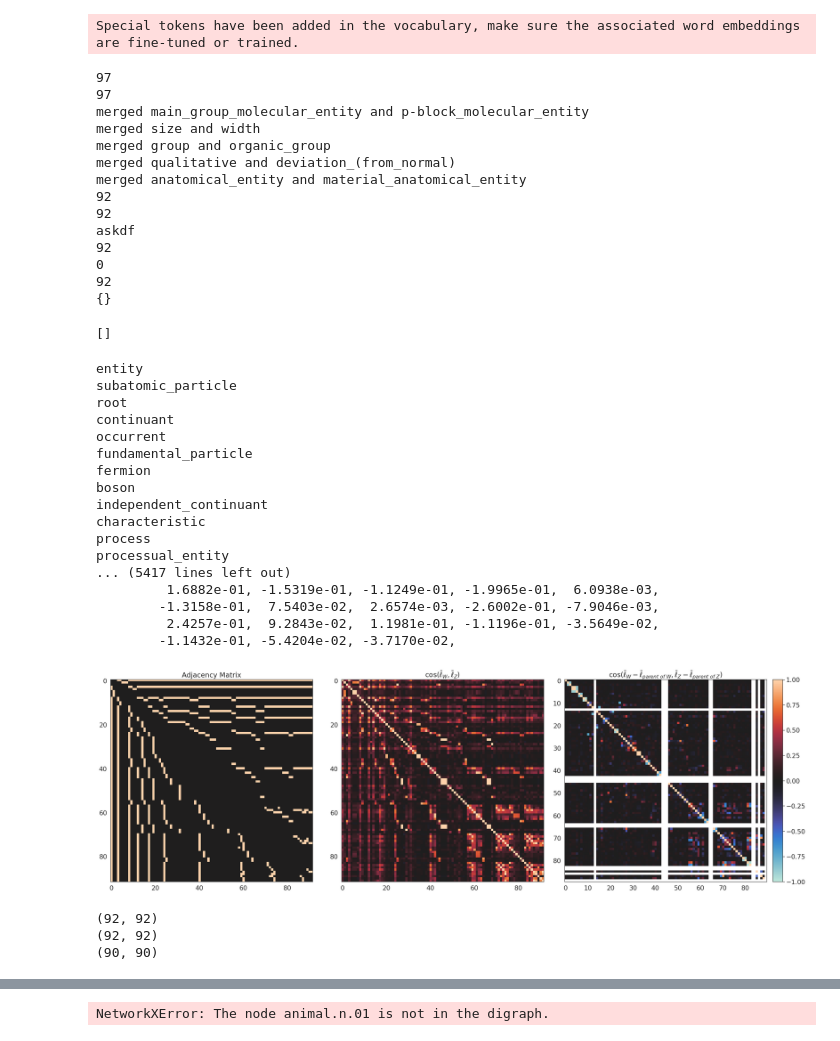
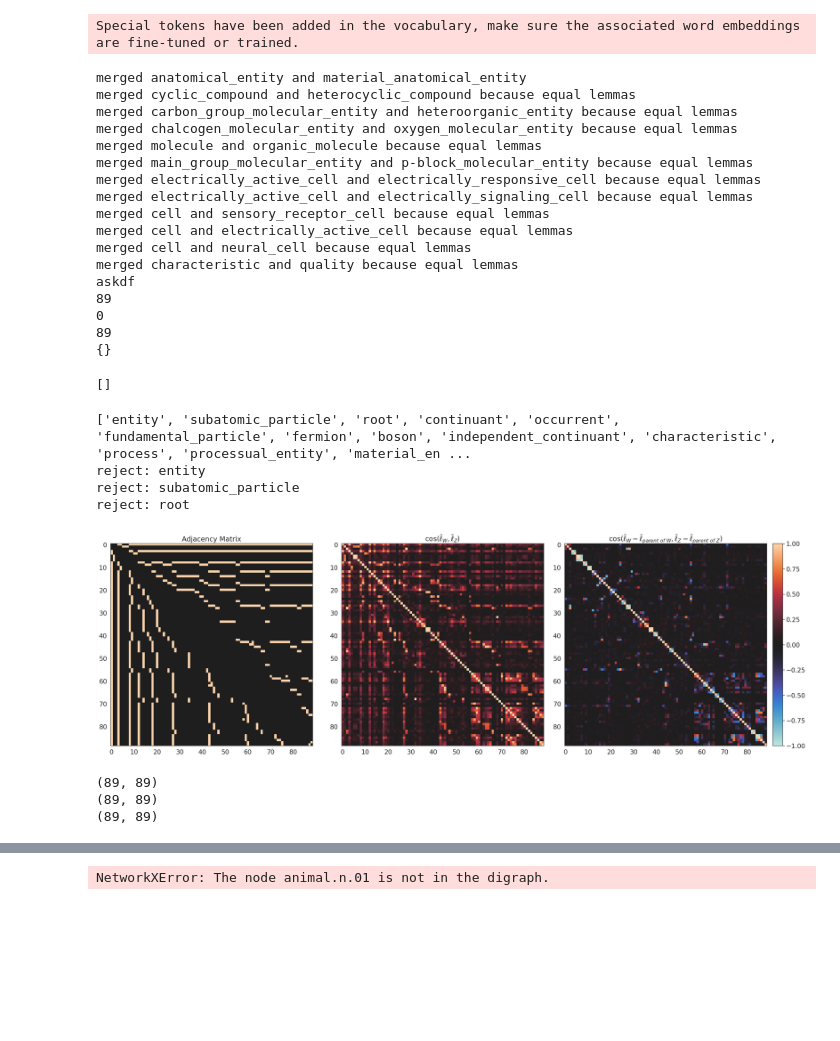
Before and after one commit to g-simmons/persona-research-internship, a Jupyter notebook: LLM_Categorical_Hierarchical_Representations/3_Noun_Heatmap.ipynb, the cells around one changed output, grey strips where cells are left out. Saved outputs shown, nothing was run; the diff lists cells and outputs as text; code cells hidden in the pictures; blank space fills up the shorter version.

```diff
--- a/LLM_Categorical_Hierarchical_Representations/3_Noun_Heatmap.ipynb
+++ b/LLM_Categorical_Hierarchical_Representations/3_Noun_Heatmap.ipynb
@@ -36,7 +36,7 @@ for word, index in vocab_dict.items():
 # %% [output]
 Special tokens have been added in the vocabulary, make sure the associated word embeddings are fine-tuned or trained.
 # %%
-cats, G, sorted_keys = hrc.get_categories_ontology(2)
+cats, G, sorted_keys = hrc.get_categories_ontology(1)
 # cats, G, sorted_keys = hrc.get_categories('noun')
 
 # dirs = {k: hrc.estimate_cat_dir(v, g, vocab_dict) for k, v in cats.items()}
@@ -61,19 +61,22 @@ print(error_count)
 print(total_count)
 print(messed_up)
 # %% [output]
-97
-97
-merged main_group_molecular_entity and p-block_molecular_entity
-merged size and width
-merged group and organic_group
-merged qualitative and deviation_(from_normal)
 merged anatomical_entity and material_anatomical_entity
-92
-92
+merged cyclic_compound and heterocyclic_compound because equal lemmas
+merged carbon_group_molecular_entity and heteroorganic_entity because equal lemmas
+merged chalcogen_molecular_entity and oxygen_molecular_entity because equal lemmas
+merged molecule and organic_molecule because equal lemmas
+merged main_group_molecular_entity and p-block_molecular_entity because equal lemmas
+merged electrically_active_cell and electrically_responsive_cell because equal lemmas
+merged electrically_active_cell and electrically_signaling_cell because equal lemmas
+merged cell and sensory_receptor_cell because equal lemmas
+merged cell and electrically_active_cell because equal lemmas
+merged cell and neural_cell because equal lemmas
+merged characteristic and quality because equal lemmas
 askdf
-92
+89
 0
-92
+89
 {}
 # %%
 print(list(messed_up.keys()))
@@ -87,8 +90,6 @@ adj_mat = adj_mat + adj_mat.T
 lda_dirs = torch.stack([v['lda'] for k, v in dirs.items()])
 lda_dirs = lda_dirs / lda_dirs.norm(dim = 1).unsqueeze(1)
 
-for k, v in dirs.items():
-       print(k)
 
 
 child_parent = {}
@@ -97,8 +98,9 @@ print(sorted_keys)
 
 for node in list(messed_up.keys()):
      sorted_keys.remove(node)
-     print(node)
+#      print(node)
 
+class_counter = 0
 for node in sorted_keys:
         if len(list(G.predecessors(node))) > 0:
                 parent = list(G.predecessors(node))[0]         #direct parent
@@ -108,63 +110,48 @@ for node in sorted_keys:
                 # print(list(G.predecessors(node)))
                 if parent not in list(messed_up.keys()):
                         # print(dirs[node]['lda'])
                         if [*dirs[node]['lda']] == [*dirs[parent]['lda']]:
                                print(f"equal: {node}, {parent}")
                         child_parent.update({node:  dirs[node]['lda'] - dirs[parent]['lda']})
         else:
+               class_counter += 1
                print("reject: " + node)         #throws out 3
 
-lda_diff = torch.stack([lda_dirs[0]] + [v for k, v in child_parent.items()])    #adds back 1: 100 - 3 + 1 = 98
+# lda_diff = torch.stack([lda_dirs[0]] + [v for k, v in child_parent.items()])        #adds back 1: 100 - 3 + 1 = 98
+lda_diff = torch.stack([lda_dirs[i] for i in range(class_counter)] + [v for k, v in child_parent.items()])
 
 
-print("norms: " + str(lda_diff.norm(dim = 1)))
-for thign in lda_diff:
-       print(thign)
+
 lda_diff = lda_diff / lda_diff.norm(dim = 1).unsqueeze(1)
-
-
-hi = (lda_diff @ lda_diff.T).cpu().numpy()
+# lda_diff = lda_diff / (lda_diff.norm(dim = 1)+0.001).unsqueeze(1)
 
 
 
 # multiplying by transpose to get cosine similarity
 # num_concepts x embedding_dim * embedding_dim x num_concepts = num_concepts x num_concepts
 mats = [adj_mat,
         (lda_dirs @ lda_dirs.T).cpu().numpy(),
-        hi]
+        (lda_diff @ lda_diff.T).cpu().numpy()]
 
 titles = ["Adjacency Matrix",
           rf'$\cos(\bar{{\ell}}_{{W}}, \bar{{\ell}}_{{Z}})$',
           rf'$\cos(\bar{{\ell}}_{{W}} - \bar{{\ell}}_{{parent \,\, of \,\, W}}, \bar{{\ell}}_{{Z}} - \bar{{\ell}}_{{parent \,\, of \,\,Z}})$']
 
 hrc.cos_heatmap(mats, titles, figsize = (25, 8),
                 use_absvals=False,
                 save_as = "noun_single_three_heatmap")
 
 # print(mats[2][8])
 # %% [output]
-entity
-subatomic_particle
-root
-continuant
-occurrent
-fundamental_particle
-fermion
-boson
-independent_continuant
-characteristic
-process
-processual_entity
-... (5417 lines left out)
-         1.6882e-01, -1.5319e-01, -1.1249e-01, -1.9965e-01,  6.0938e-03,
-        -1.3158e-01,  7.5403e-02,  2.6574e-03, -2.6002e-01, -7.9046e-03,
-         2.4257e-01,  9.2843e-02,  1.1981e-01, -1.1196e-01, -3.5649e-02,
-        -1.1432e-01, -5.4204e-02, -3.7170e-02,
+['entity', 'subatomic_particle', 'root', 'continuant', 'occurrent', 'fundamental_particle', 'fermion', 'boson', 'independent_continuant', 'characteristic', 'process', 'processual_entity', 'material_en ...
+reject: entity
+reject: subatomic_particle
+reject: root
-[figure, old version]
+[figure, new version]
 # %%
 for mat in mats:
     print(mat.shape)
 # %% [output]
-(92, 92)
-(92, 92)
-(90, 90)
+(89, 89)
+(89, 89)
+(89, 89)
```
Also changed, not shown: parts of 2 cells of this notebook, 30 other files.
